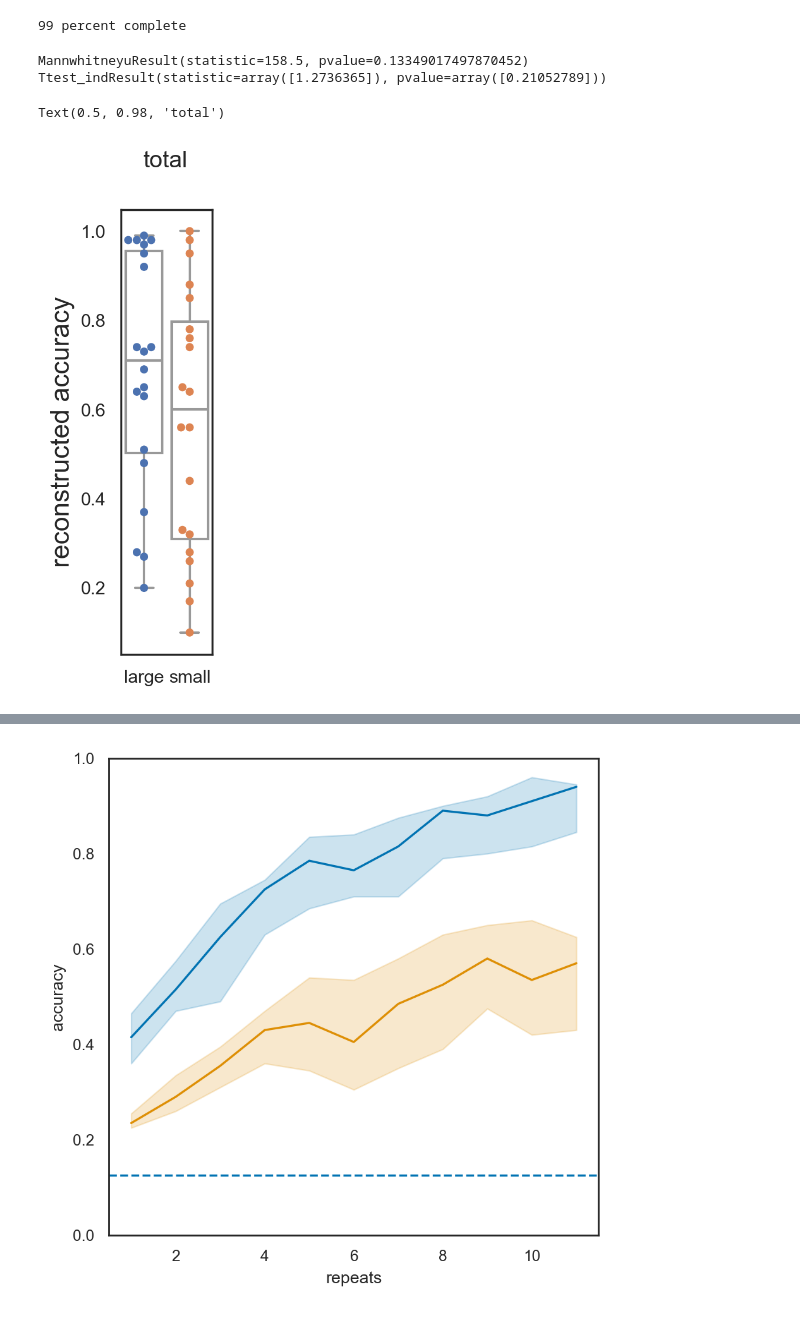
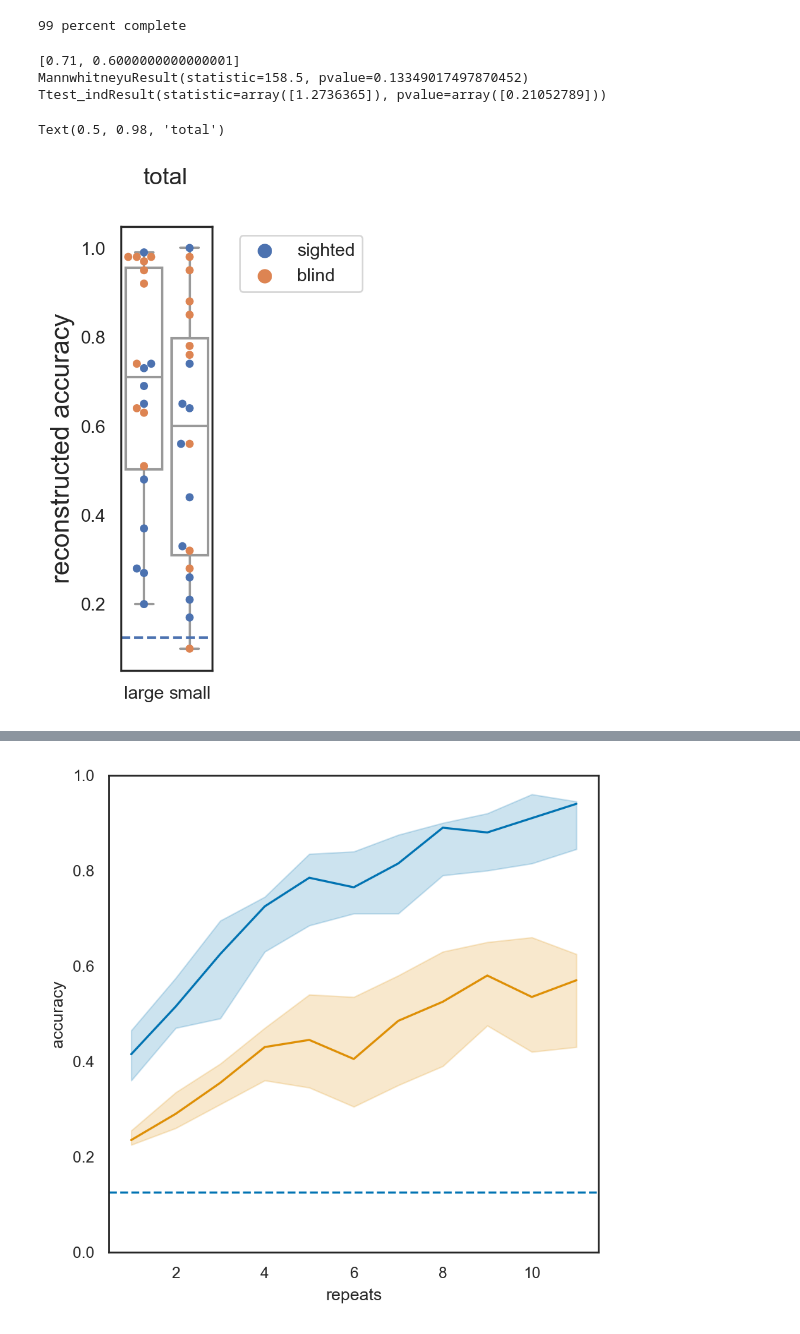
Before and after one commit to eegdude/erp_analysis, a Jupyter notebook: classification.ipynb, the cells around one changed output, grey strips where cells are left out. Cells and saved outputs as stored; diff of their text form; code cells hidden in the pictures.

```diff
--- a/classification.ipynb
+++ b/classification.ipynb
@@ -161,16 +168,44 @@ large_stims_total = classifier_metrics_aggergated(ds=ds,
 small_stims_total = classifier_metrics_aggergated(ds=ds,
     subset= ds.markup.loc[(ds.markup['reg'] == 'brl_static6_all1')]
         )
-# %%
-mwtest(remove_outliers(large_stims_total), remove_outliers(small_stims_total))
-ttest_ind(remove_outliers(large_stims_total), remove_outliers(small_stims_total))
-boxplot(large_stims_total, small_stims_total, xticks=['large', 'small'], ylabel='reconstructed accuracy')
-plt.suptitle('total')
-# %% [output]
-MannwhitneyuResult(statistic=158.5, pvalue=0.13349017497870452)
-Ttest_indResult(statistic=array([1.2736365]), pvalue=array([0.21052789]))
-Text(0.5, 0.98, 'total')
-[figure, removed]
+# %%
+med(remove_outliers(large_stims_total), remove_outliers(small_stims_total))
+mwtest(remove_outliers(large_stims_total), remove_outliers(small_stims_total))
+ttest_ind(remove_outliers(large_stims_total), remove_outliers(small_stims_total))
+
+def boxplot_from_df(data, ylabel='', xticks=['small', 'large']):
+    sns.set(context='notebook', style='white')
+    sns.boxplot(x = data['reg'], y=data['accuracy'] , color='white')
+    sns.swarmplot(x = data['reg'], y=data['accuracy'], hue = data['blind'])
+    sns.utils.axlabel(xlabel=None, ylabel=ylabel, fontsize=16)
+    plt.xticks(plt.xticks()[0], xticks)
+    plt.axhline(1/8, linestyle='--')
+    L = plt.legend()
+    L.set_bbox_to_anchor((1.2, 1))
+    L.get_texts()[0].set_text('sighted')
+    L.get_texts()[1].set_text('blind')
+
+bl = [ds.markup.loc[ds.markup['user'] == user].iloc[0]['blind'] for user in sorted(set(ds.markup['user']))]
+
+dic = {
+              'accuracy':large_stims_total + small_stims_total,
+              'reg':[0 for a in large_stims_total] + [1 for a in small_stims_total],
+              'blind':bl + bl
+             }
+
+data = pd.DataFrame(dic)
+
+boxplot_from_df(data, xticks=['large', 'small'], ylabel='reconstructed accuracy')
+
+
+
+plt.suptitle('total')
+# %% [output]
+[0.71, 0.6000000000000001]
+MannwhitneyuResult(statistic=158.5, pvalue=0.13349017497870452)
+Ttest_indResult(statistic=array([1.2736365]), pvalue=array([0.21052789]))
+Text(0.5, 0.98, 'total')
+[figure, added]
 # %%
 large_stims_blind = classifier_metrics_aggergated(ds=ds,
     subset= ds.markup.loc[(ds.markup['reg'] == 'brl_static6_all8') &
```
Also changed, not shown: parts of 9 cells of this notebook, 1 other file.
